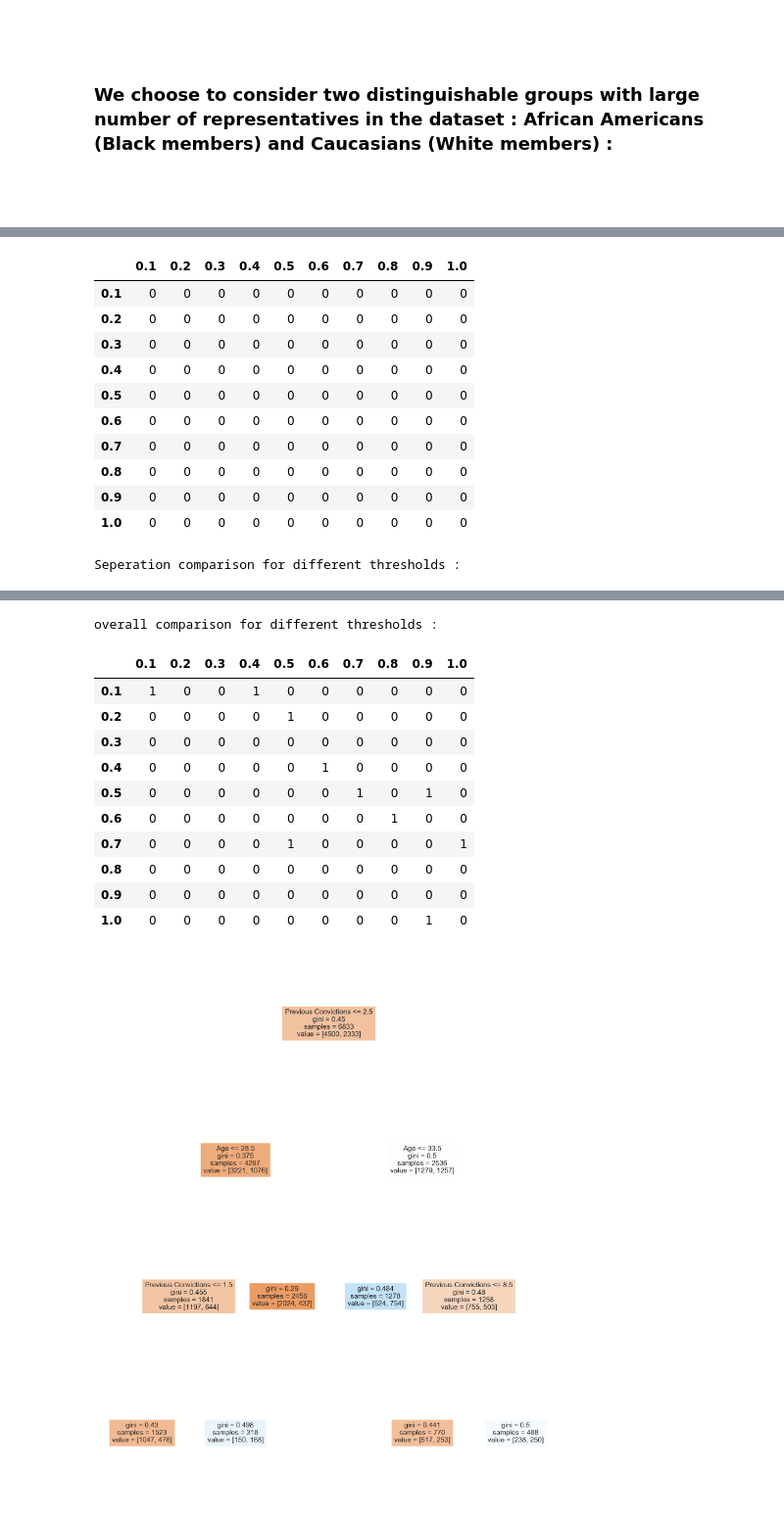
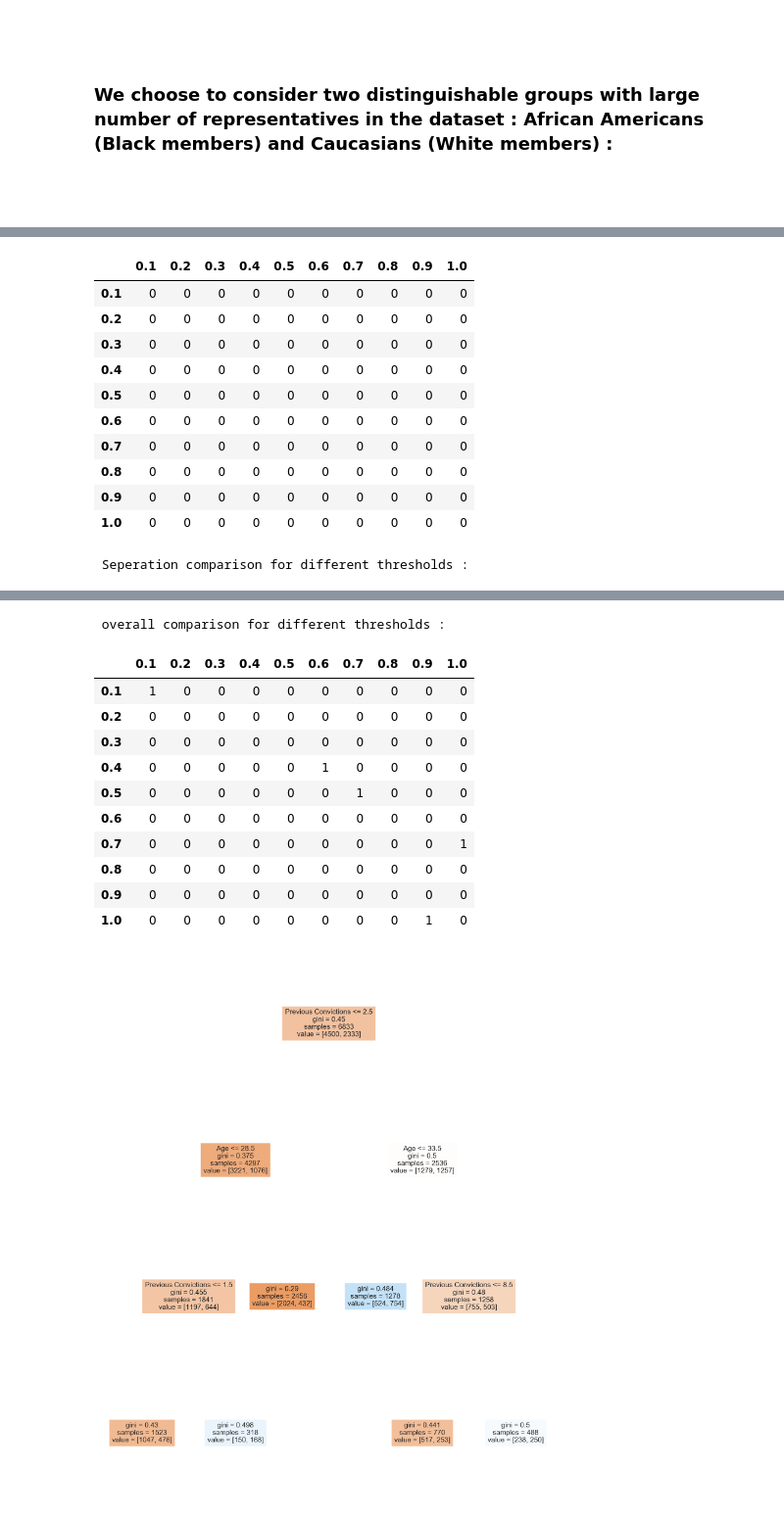
Before and after one commit to OSMaxwell/MIUG_Project, a Jupyter notebook: Untitled.ipynb, the cells around one changed output, grey strips where cells are left out. Shown at 98% size. Cells and saved outputs as stored; diff of their text form; code cells hidden in the pictures.

```diff
--- a/Untitled.ipynb
+++ b/Untitled.ipynb
@@ -691,6 +691,7 @@ Using sklearn for the precision recall matrix for Asian :
 <br>
 # %%
 error_allowed = 0.005
+
 
 
 
@@ -708,7 +709,31 @@ i = 6
 print('\n \n evaluating different criterias with one threshold : Independence,  Seperation and sufficiency for the threshold',thr_x[i])
 
 
-print('\n Independency : ')
+
+if(abs((TN[0][i]+FN[0][i])/(TN[0][i]+FN[0][i]+TP[0][i]+FP[0][i])-(TN[3][i]+FN[3][i])/(TN[3][i]+FN[3][i]+TP[3][i]+FP[3][i])) <= error_allowed ):
+    print('independence fulfilled')
+else:
+    print('independence not fulfilled')
+if(abs(TP[0][i]/(TP[0][i]+FP[0][i])-TP[3][i]/(TP[3][i]+FP[3][i])) <= error_allowed ):
+    print('seperation fulfilled')
+else:
+    print('seperation not fulfilled')
+
+if(abs(TP[0][i]/(TP[0][i]+FN[0][i])-TP[3][i]/(TP[3][i]+FN[3][i])) <= error_allowed ) :
+    print('sufficiency fulfilled')
+else:
+    print('sufficiency not fulfilled')
+
+print('\n independency A1 ', (TN[0][i]+FN[0][i])/(TN[0][i]+FN[0][i]+TP[0][i]+FP[0][i]))
+print('\n independency B1', (TN[3][i]+FN[3][i])/(TN[3][i]+FN[3][i]+TP[3][i]+FP[3][i]))
+
+
+
+i = 7
+
+print('\n \n evaluating different criterias with one threshold : Independence,  Seperation and sufficiency for the threshold',thr_x[i])
+
+
 
 
 if(abs((TN[0][i]+FN[0][i])/(TN[0][i]+FN[0][i]+TP[0][i]+FP[0][i])-(TN[3][i]+FN[3][i])/(TN[3][i]+FN[3][i]+TP[3][i]+FP[3][i])) <= error_allowed ):
@@ -726,30 +751,31 @@ else:
     print('sufficiency not fulfilled')
 
 
+print('\n independency A2', (TN[0][i]+FN[0][i])/(TN[0][i]+FN[0][i]+TP[0][i]+FP[0][i]))
+print('\n independency B2', (TN[3][i]+FN[3][i])/(TN[3][i]+FN[3][i]+TP[3][i]+FP[3][i]))
+
+
+
 
 for i in range(10):
     for j in range(10):
-        if(abs((TP[0][i]+FP[0][i])/(TN[0][i]+FN[0][i]+TP[0][i]+FP[0][i])-(TP[3][j]+FP[3][j])/(TN[3][j]+FN[3][j]+TP[3][j]+FP[3][j])) <= 0.01 ):
+        if(abs((TP[0][i]+FP[0][i])/(TN[0][i]+FN[0][i]+TP[0][i]+FP[0][i])-(TP[3][j]+FP[3][j])/(TN[3][j]+FN[3][j]+TP[3][j]+FP[3][j])) <= error_allowed ):
             ind[i][j]= 1
         else:
             ind[i][j]= 0
-        if(abs(TP[0][i]/(TP[0][i]+FP[0][i])-TP[3][j]/(TP[3][j]+FP[3][j])) <= 0.01 ):
+        if(abs(TP[0][i]/(TP[0][i]+FP[0][i])-TP[3][j]/(TP[3][j]+FP[3][j])) <= error_allowed):
             sep[i][j]= 1
         else:
             sep[i][j]= 0
 
-        if(abs(TP[0][i]/(TP[0][i]+FN[0][i])-TP[3][j]/(TP[3][j]+FN[3][j])) <= 0.01 ) :
+        if(abs(TP[0][i]/(TP[0][i]+FN[0][i])-TP[3][j]/(TP[3][j]+FN[3][j])) <= error_allowed ) :
             suf[i][j] = 1
         else:
             suf[i][j] = 0
 
-print('\n', ind)
-print('\n', sep)
-print('\n', suf)
 
 
-
-print('Independency comparison for different thresholds :')
+print('\n Independency comparison for different thresholds :')
 
 
 cm = sns.light_palette("blue", as_cmap=True)
@@ -758,7 +784,7 @@ x=x.style.background_gradient(cmap=cm)
 display(x)
 
 
-print('Seperation comparison for different thresholds :')
+print('\n Seperation comparison for different thresholds :')
 
 cm = sns.light_palette("blue", as_cmap=True)
 x=pd.DataFrame(sep,columns= thr_x, index = thr_x)
@@ -767,7 +793,7 @@ display(x)
 
 
 
-print('sufficiency comparison for different thresholds :')
+print('\n Sufficiency comparison for different thresholds :')
 
 cm = sns.light_palette("blue", as_cmap=True)
 x=pd.DataFrame(suf,columns= thr_x, index = thr_x)
@@ -780,7 +806,7 @@ crit = [[ind[i][j] + suf[i][j] + sep[i][j]  for j in range(h)] for i in range(w)
 
 
 
-print('overall comparison for different thresholds :')
+print('\n overall comparison for different thresholds :')
 
 cm = sns.light_palette("green", as_cmap=True)
 x=pd.DataFrame(crit,columns= thr_x, index = thr_x)
@@ -790,37 +816,6 @@ display(x)
 
 
 
-
-
-
-
-'''
-for i in range(10):
-    print('\n \n evaluating : Independence,  Seperation and sufficiency for the threshold',thr_x[i])
-
-
-    if(abs((TP[0][i]+FP[0][i])/(TN[0][i]+FN[0][i]+TP[0][i]+FP[0][i])-(TP[3][i]+FP[3][i])/(TN[3][i]+FN[3][i]+TP[3][i]+FP[3][i])) <= 0.01 ):
-        print('independence fulfilled')
-        ind[i] = 1
-    else:
-        print('independence not fulfilled')
-        ind[i] = 0
-    if(abs(TP[0][i]/(TP[0][i]+FP[0][i])-TP[3][i]/(TP[3][i]+FP[3][i])) <= 0.01 ):
-        print('seperation fulfilled')
-        sep[i] = 1
-    else:
-        print('seperation not fulfilled')
-        sep[i] = 0
-
-    if(abs(TP[0][i]/(TP[0][i]+FN[0][i])-TP[3][i]/(TP[3][i]+FN[3][i])) <= 0.01 ) :
-        print('sufficiency fulfilled')
-        suf[i] = 1
-    else:
-        print('sufficiency not fulfilled')
-        suf[i] = 0
-
-    '''
-
 print()
 # %% [output]
  evaluating different criterias with one threshold : Independence,  Seperation and sufficiency for the threshold 0.7
@@ -875,11 +877,11 @@ overall comparison for different thresholds :
 |  | 0.1 | 0.2 | 0.3 | 0.4 | 0.5 | 0.6 | 0.7 | 0.8 | 0.9 | 1.0 |
-| 0.1 | 1 | 0 | 0 | 1 | 0 | 0 | 0 | 0 | 0 | 0 |
-| 0.2 | 0 | 0 | 0 | 0 | 1 | 0 | 0 | 0 | 0 | 0 |
+| 0.1 | 1 | 0 | 0 | 0 | 0 | 0 | 0 | 0 | 0 | 0 |
+| 0.2 | 0 | 0 | 0 | 0 | 0 | 0 | 0 | 0 | 0 | 0 |
 | 0.3 | 0 | 0 | 0 | 0 | 0 | 0 | 0 | 0 | 0 | 0 |
 | 0.4 | 0 | 0 | 0 | 0 | 0 | 1 | 0 | 0 | 0 | 0 |
-| 0.5 | 0 | 0 | 0 | 0 | 0 | 0 | 1 | 0 | 1 | 0 |
-| 0.6 | 0 | 0 | 0 | 0 | 0 | 0 | 0 | 1 | 0 | 0 |
-| 0.7 | 0 | 0 | 0 | 0 | 1 | 0 | 0 | 0 | 0 | 1 |
+| 0.5 | 0 | 0 | 0 | 0 | 0 | 0 | 1 | 0 | 0 | 0 |
+| 0.6 | 0 | 0 | 0 | 0 | 0 | 0 | 0 | 0 | 0 | 0 |
+| 0.7 | 0 | 0 | 0 | 0 | 0 | 0 | 0 | 0 | 0 | 1 |
 | 0.8 | 0 | 0 | 0 | 0 | 0 | 0 | 0 | 0 | 0 | 0 |
 | 0.9 | 0 | 0 | 0 | 0 | 0 | 0 | 0 | 0 | 0 | 0 |
 | 1.0 | 0 | 0 | 0 | 0 | 0 | 0 | 0 | 0 | 1 | 0 |
```
Also changed, not shown: parts of 3 cells of this notebook.
